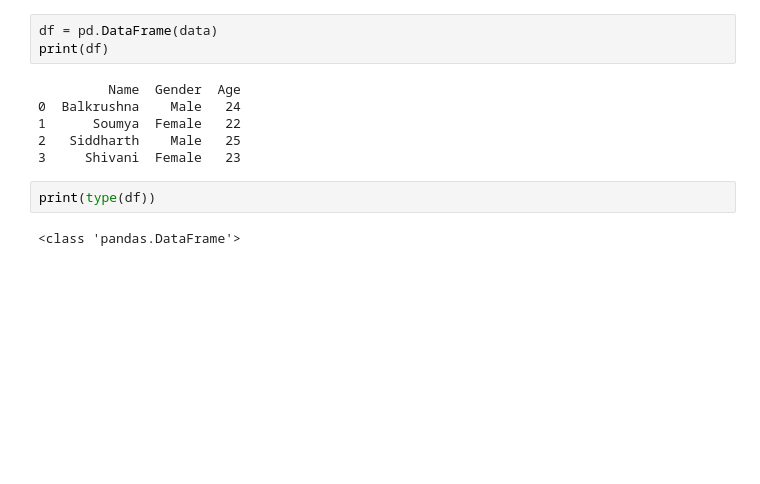
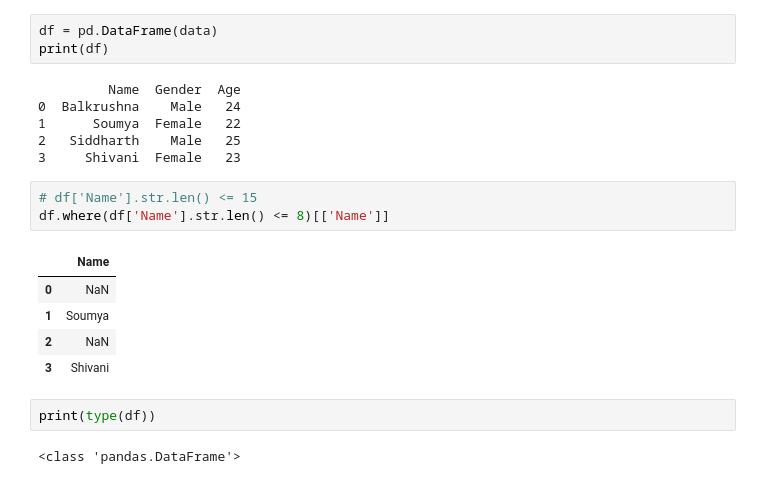
Before and after one commit to balkrushnanaik/Python-Libraries, a Jupyter notebook: Notebook/Learning_Pandas.ipynb, the cells around one changed output. Cells and saved outputs as stored; diff of their text form; blank space fills up the shorter version.

```diff
--- a/Notebook/Learning_Pandas.ipynb
+++ b/Notebook/Learning_Pandas.ipynb
@@ -45,6 +45,15 @@ print(df)
 1      Soumya  Female   22
 2   Siddharth    Male   25
 3     Shivani  Female   23
+# %%
+# df['Name'].str.len() <= 15
+df.where(df['Name'].str.len() <= 8)[['Name']]
+# %% [output]
+|  | Name |
+| 0 | NaN |
+| 1 | Soumya |
+| 2 | NaN |
+| 3 | Shivani |
 # %%
 print(type(df))
 # %% [output]
```
Also changed, not shown: 1 other file.
